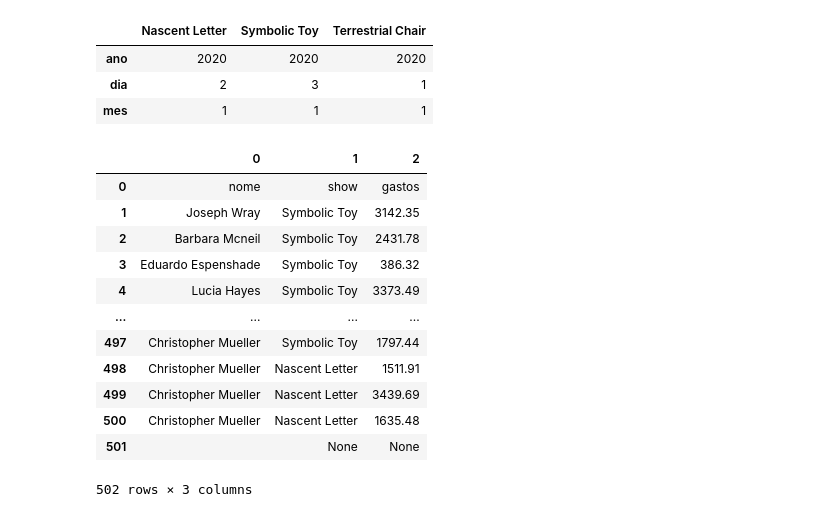
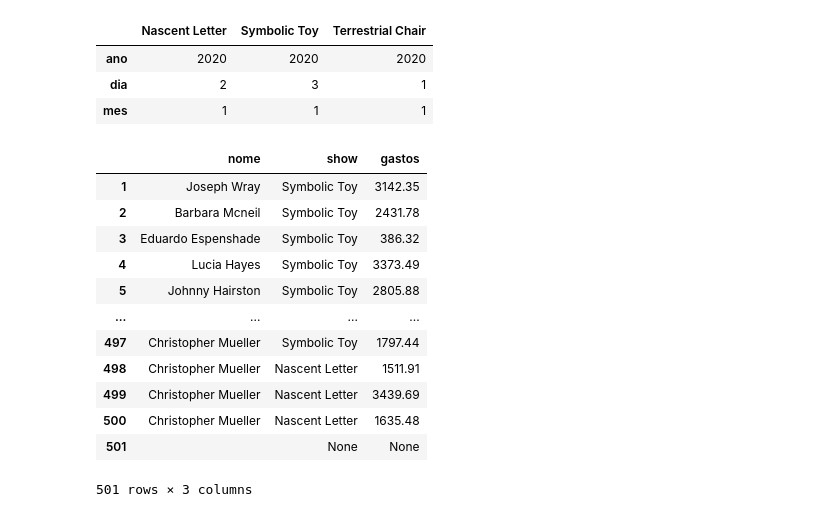
Before and after one commit to gbalbao/pdteste, a Jupyter notebook: raccoonpd.ipynb, the cells around one changed output. Cells and saved outputs as stored; diff of their text form; code cells hidden in the pictures.

```diff
--- a/raccoonpd.ipynb
+++ b/raccoonpd.ipynb
@@ -28,24 +28,28 @@ display(g_df)
 # %%
 # PLANILHA GASTOS
 url2 = 'https://us-central1-raccoon-bi.cloudfunctions.net/psel_de_compras'
 handle2 = urllib.request.urlopen(url2)
 gastos = handle2.read().decode()
-gastos_df = pd.DataFrame([x.split(',') for x in gastos.split('\r\n')])
+gastos_df = pd.DataFrame(data = [x.split(',') for x in gastos.split('\r\n')], columns = ['nome' , 'show', 'gastos'])
+#gastos_df = pd.DataFrame(data =[x.split(',') for x in gastos.split('\r\n')] , columns = [gastos_df.iloc[0]])
+#gastos_df.colums = [gastos_df.iloc[0]]
+gastos_df = gastos_df.drop([0])
 display(gastos_df)
+#columns=None
 # %% [output]
-|  | 0 | 1 | 2 |
-| 0 | nome | show | gastos |
+|  | nome | show | gastos |
 | 1 | Joseph Wray | Symbolic Toy | 3142.35 |
 | 2 | Barbara Mcneil | Symbolic Toy | 2431.78 |
 | 3 | Eduardo Espenshade | Symbolic Toy | 386.32 |
 | 4 | Lucia Hayes | Symbolic Toy | 3373.49 |
+| 5 | Johnny Hairston | Symbolic Toy | 2805.88 |
 | ... | ... | ... | ... |
 | 497 | Christopher Mueller | Symbolic Toy | 1797.44 |
 | 498 | Christopher Mueller | Nascent Letter | 1511.91 |
 | 499 | Christopher Mueller | Nascent Letter | 3439.69 |
 | 500 | Christopher Mueller | Nascent Letter | 1635.48 |
 | 501 |  | None | None |
-502 rows × 3 columns
+501 rows × 3 columns
 # %%
 # PLANILHA VENDAS INGRESSOS
 url3 =  'https://us-central1-raccoon-bi.cloudfunctions.net/psel_de_ingressos'
```
Also changed, not shown: parts of 3 cells of this notebook.
